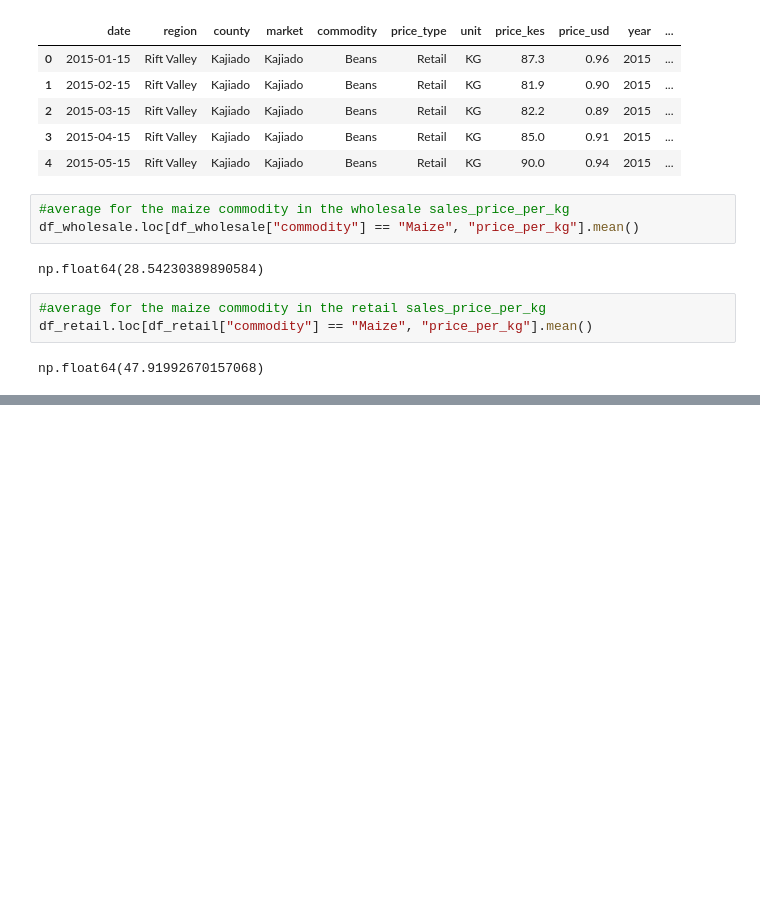
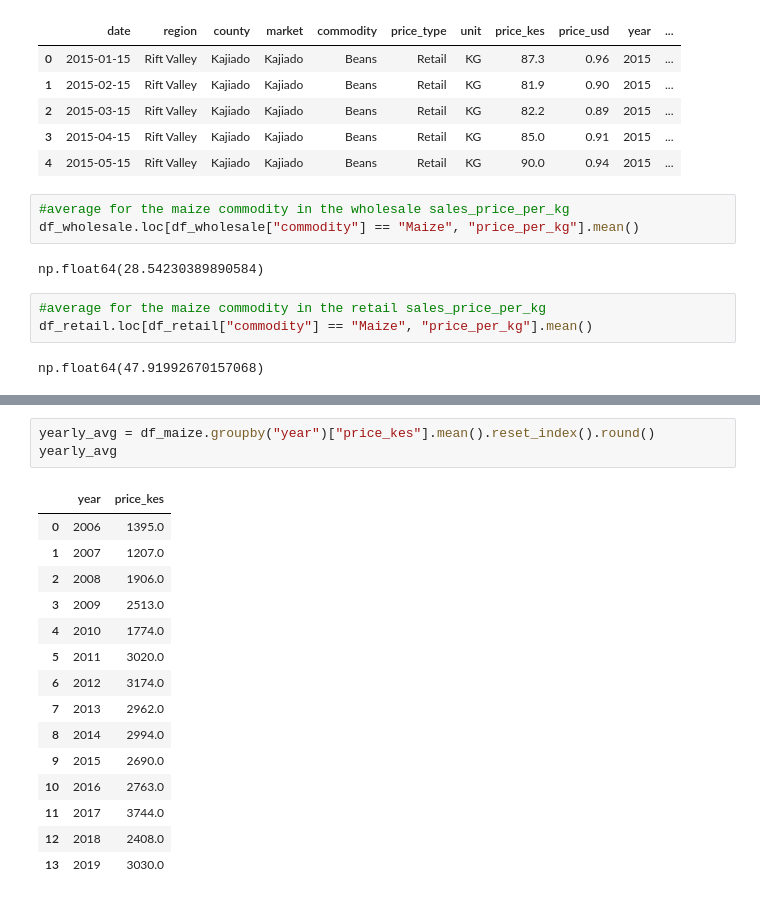
Before and after one commit to rose-odiwuor/food_market_prices, a Jupyter notebook: analysis.ipynb, the cells around one changed output, grey strips where cells are left out. Saved outputs shown, nothing was run; the diff lists cells and outputs as text; blank space fills up the shorter version.

```diff
--- a/analysis.ipynb
+++ b/analysis.ipynb
@@ -195,0 +217,19 @@ np.float64(47.91992670157068)
+# %%
+yearly_avg = df_maize.groupby("year")["price_kes"].mean().reset_index().round()
+yearly_avg
+# %% [output]
+|  | year | price_kes |
+| 0 | 2006 | 1395.0 |
+| 1 | 2007 | 1207.0 |
+| 2 | 2008 | 1906.0 |
+| 3 | 2009 | 2513.0 |
+| 4 | 2010 | 1774.0 |
+| 5 | 2011 | 3020.0 |
+| 6 | 2012 | 3174.0 |
+| 7 | 2013 | 2962.0 |
+| 8 | 2014 | 2994.0 |
+| 9 | 2015 | 2690.0 |
+| 10 | 2016 | 2763.0 |
+| 11 | 2017 | 3744.0 |
+| 12 | 2018 | 2408.0 |
+| 13 | 2019 | 3030.0 |
```
Also changed, not shown: parts of 16 cells of this notebook, 2 other files.
